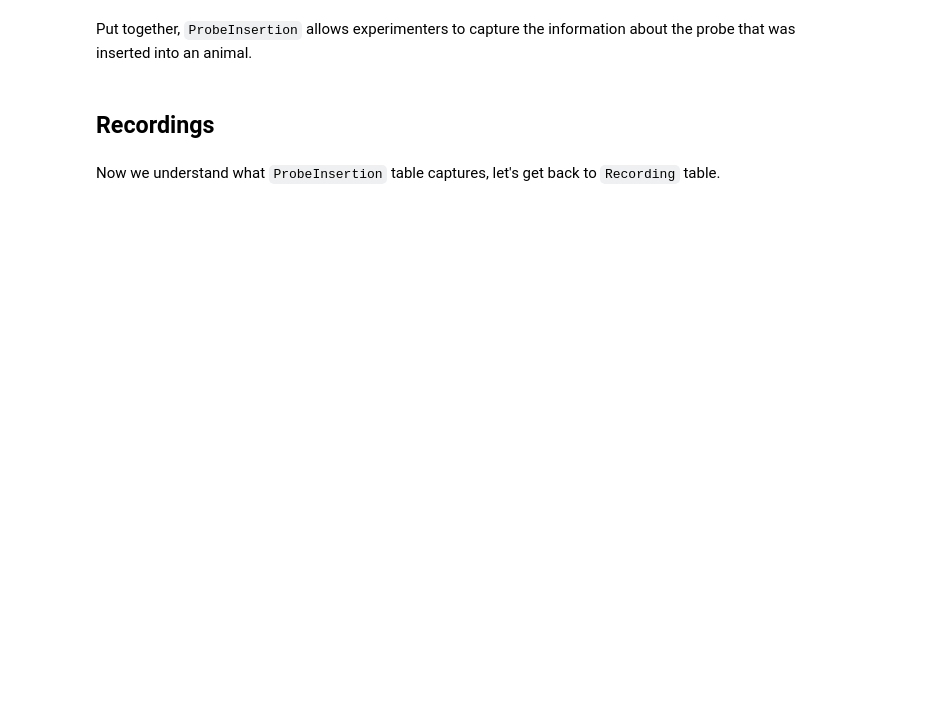
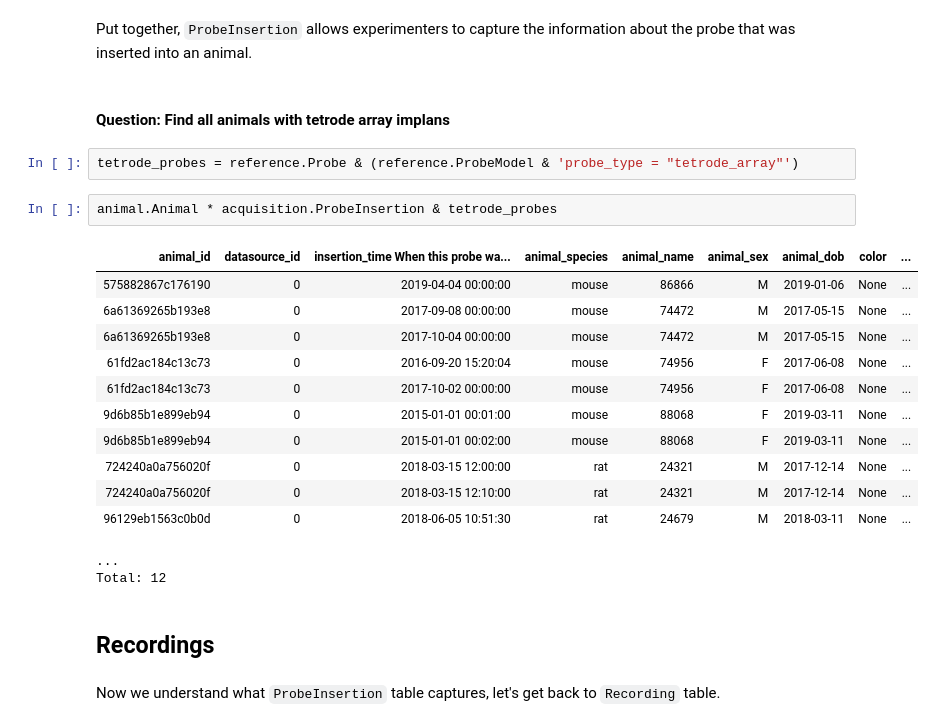
Before and after one commit to kavli-ntnu/dj-docs, a Jupyter notebook: notebooks/The_Ephys_Pipeline.ipynb, the cells around one changed output. Cells and saved outputs as stored; diff of their text form; blank space fills up the shorter version.

```diff
--- a/notebooks/The_Ephys_Pipeline.ipynb
+++ b/notebooks/The_Ephys_Pipeline.ipynb
@@ -273,5 +334,25 @@ Total: 11
 # %% [markdown]
 Put together, `ProbeInsertion` allows experimenters to capture the information about the probe that was inserted into an animal.
+# %% [markdown]
+#### Question: Find all animals with tetrode array implans
+# %%
+tetrode_probes = reference.Probe & (reference.ProbeModel & 'probe_type = "tetrode_array"')
+# %%
+animal.Animal * acquisition.ProbeInsertion & tetrode_probes
+# %% [output]
+| animal_id | datasource_id | insertion_time When this probe wa... | animal_species | animal_name | animal_sex | animal_dob | color | ... |
+| 575882867c176190 | 0 | 2019-04-04 00:00:00 | mouse | 86866 | M | 2019-01-06 | None | ... |
+| 6a61369265b193e8 | 0 | 2017-09-08 00:00:00 | mouse | 74472 | M | 2017-05-15 | None | ... |
+| 6a61369265b193e8 | 0 | 2017-10-04 00:00:00 | mouse | 74472 | M | 2017-05-15 | None | ... |
+| 61fd2ac184c13c73 | 0 | 2016-09-20 15:20:04 | mouse | 74956 | F | 2017-06-08 | None | ... |
+| 61fd2ac184c13c73 | 0 | 2017-10-02 00:00:00 | mouse | 74956 | F | 2017-06-08 | None | ... |
+| 9d6b85b1e899eb94 | 0 | 2015-01-01 00:01:00 | mouse | 88068 | F | 2019-03-11 | None | ... |
+| 9d6b85b1e899eb94 | 0 | 2015-01-01 00:02:00 | mouse | 88068 | F | 2019-03-11 | None | ... |
+| 724240a0a756020f | 0 | 2018-03-15 12:00:00 | rat | 24321 | M | 2017-12-14 | None | ... |
+| 724240a0a756020f | 0 | 2018-03-15 12:10:00 | rat | 24321 | M | 2017-12-14 | None | ... |
+| 96129eb1563c0b0d | 0 | 2018-06-05 10:51:30 | rat | 24679 | M | 2018-03-11 | None | ... |
+...
+Total: 12
 # %% [markdown]
 ## Recordings
 # %% [markdown]
```
Also changed, not shown: parts of 38 cells of this notebook.
